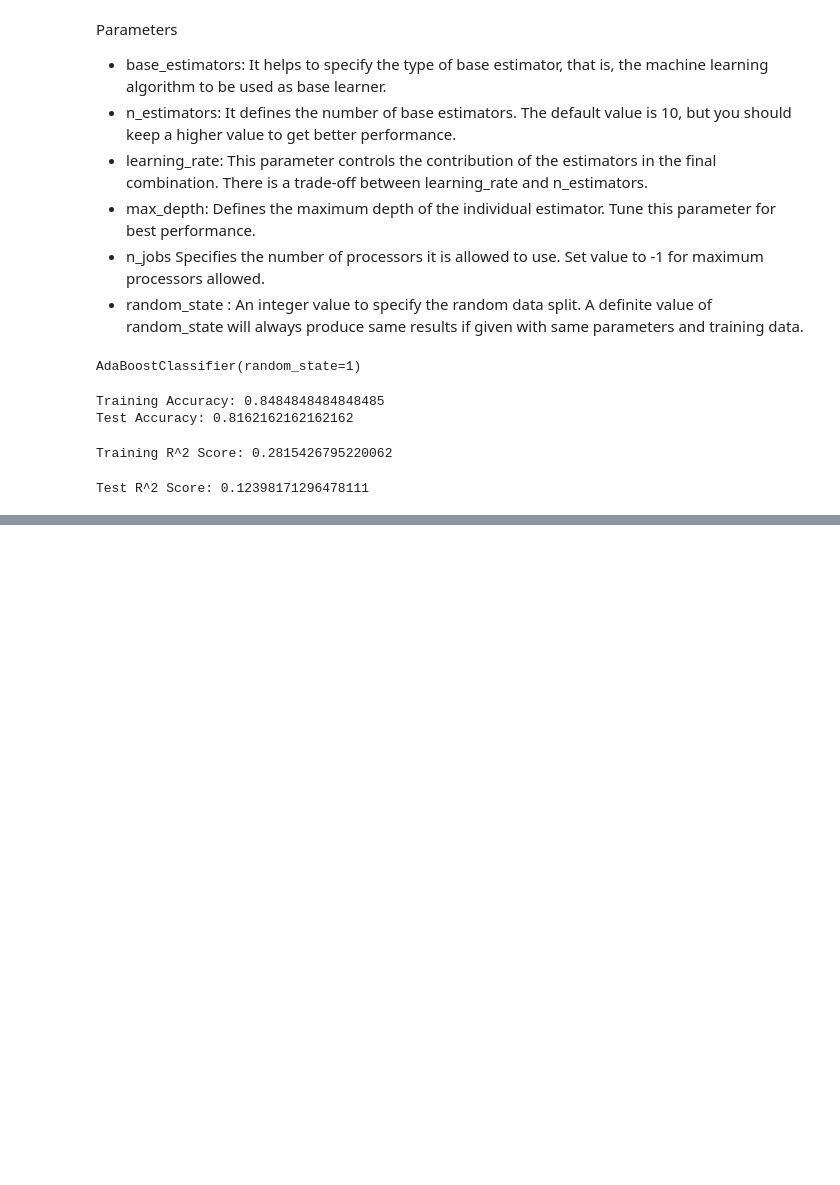
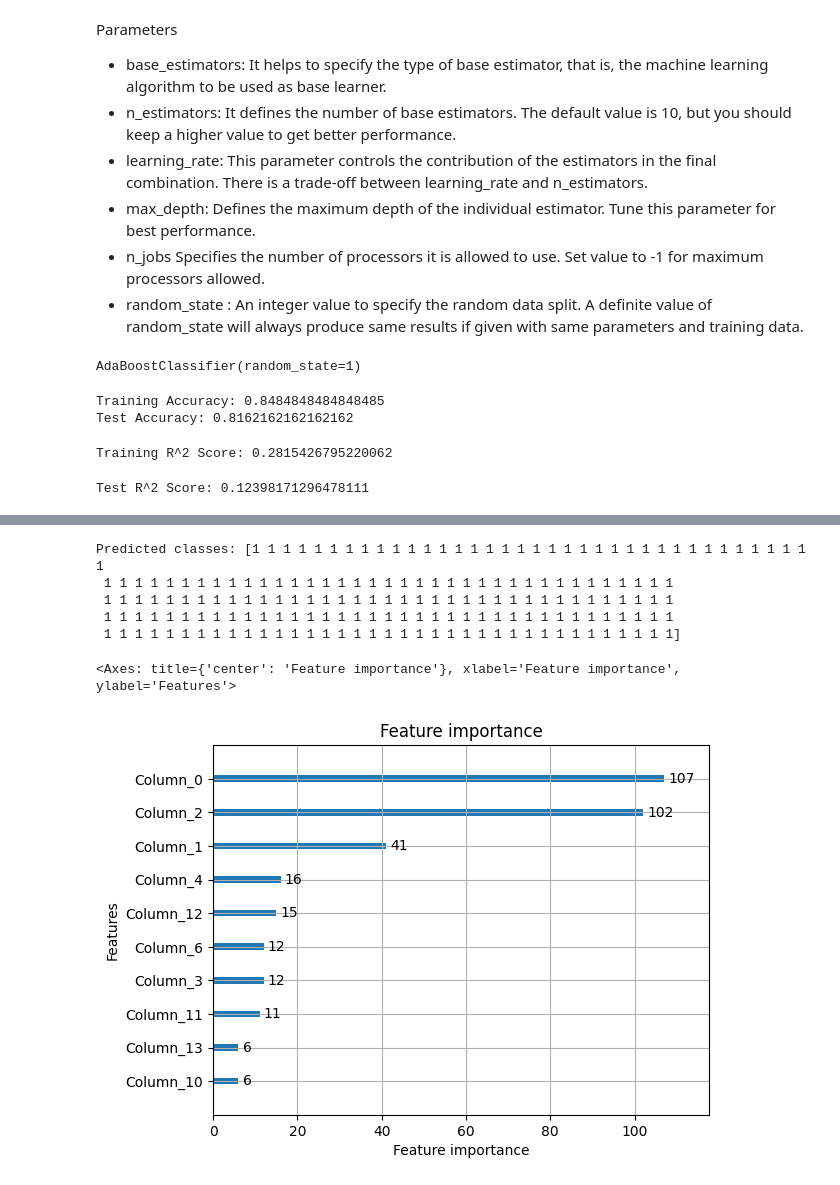
Before and after one commit to abhi1ranjan/ML-Algorithm_Practise, a Jupyter notebook: Ensemble_Techniques.ipynb, the cells around one changed output, grey strips where cells are left out. Saved outputs shown, nothing was run; the diff lists cells and outputs as text; code cells hidden in the pictures; blank space fills up the shorter version.

Commit message:
LightGBM Implemented using scikit Learn Library

```diff
--- a/Ensemble_Techniques.ipynb
+++ b/Ensemble_Techniques.ipynb
@@ -826,0 +895,4 @@ Test R^2 Score: 0.12398171296478111
+# %%
+XGClsModel=xgb.XGBClassifier(random_state=1,learning_rate=0.01)
+XGClsModel.fit(x_train, y_train)
+print(f"Test accuracy: {XGClsModel.score(x_test,y_test)}")
@@ -826,0 +901,4 @@ Test R^2 Score: 0.12398171296478111
+# %%
+XGRegModel=xgb.XGBRegressor()
+XGRegModel.fit(x_train, y_train)
+print(f"Test accuracy: {XGRegModel.score(x_test,y_test)}")
@@ -826,0 +948,29 @@ Test R^2 Score: 0.12398171296478111
+# %%
+# Convert to DataFrame if needed
+x_train_scaled = pd.DataFrame(x_train_scaled)
+x_test_scaled = pd.DataFrame(x_test_scaled)
+
+# Fill missing values
+x_train_scaled.fillna(-999, inplace=True)
+x_test_scaled.fillna(-999, inplace=True)
+
+# Convert back to NumPy if required
+x_train_scaled = x_train_scaled.to_numpy()
+x_test_scaled = x_test_scaled.to_numpy()
+# %%
+# Split data into training and validation sets
+x_train_split, x_val, y_train_split, y_val = train_test_split(x_train_scaled, y_train, test_size=0.2, random_state=42)
+
+# Create LightGBM datasets
+train_data = lgb.Dataset(x_train_split, label=y_train_split)
+val_data = lgb.Dataset(x_val, label=y_val, reference=train_data)
+
+# Train the model
+GBM_model = lgb.train(
+    params,
+    train_data,
+    num_boost_round=500,
+    valid_sets=[val_data],   # Add validation data
+    valid_names=['valid'],  # Name the validation dataset
+    #verbose_eval=10         # Logs every 10 rounds
+)
@@ -826,0 +995,21 @@ Test R^2 Score: 0.12398171296478111
+# %%
+# Predict probabilities
+y_pred = GBM_model.predict(x_test)
+
+# Apply classification threshold
+y_pred_binary = (y_pred >= 0.5).astype(int)
+
+# Print predictions
+print('Predicted classes:', y_pred_binary)
+# %% [output]
+Predicted classes: [1 1 1 1 1 1 1 1 1 1 1 1 1 1 1 1 1 1 1 1 1 1 1 1 1 1 1 1 1 1 1 1 1 1 1 1 1
+ 1 1 1 1 1 1 1 1 1 1 1 1 1 1 1 1 1 1 1 1 1 1 1 1 1 1 1 1 1 1 1 1 1 1 1 1 1
+ 1 1 1 1 1 1 1 1 1 1 1 1 1 1 1 1 1 1 1 1 1 1 1 1 1 1 1 1 1 1 1 1 1 1 1 1 1
+ 1 1 1 1 1 1 1 1 1 1 1 1 1 1 1 1 1 1 1 1 1 1 1 1 1 1 1 1 1 1 1 1 1 1 1 1 1
+ 1 1 1 1 1 1 1 1 1 1 1 1 1 1 1 1 1 1 1 1 1 1 1 1 1 1 1 1 1 1 1 1 1 1 1 1 1]
+# %%
+# Plot feature importance
+lgb.plot_importance(GBM_model, max_num_features=10)
+# %% [output]
+<Axes: title={'center': 'Feature importance'}, xlabel='Feature importance', ylabel='Features'>
+[figure, added]
```
Also changed, not shown: parts of 14 cells of this notebook.
